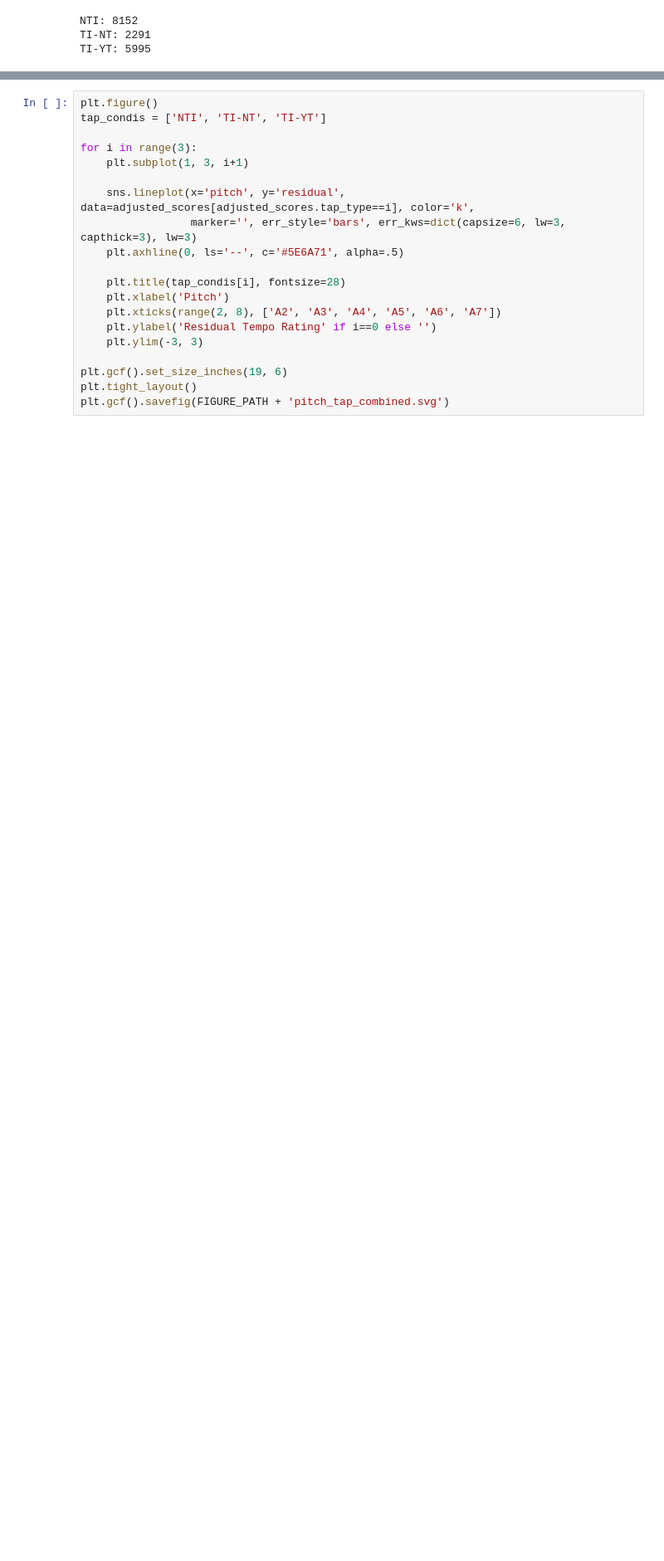
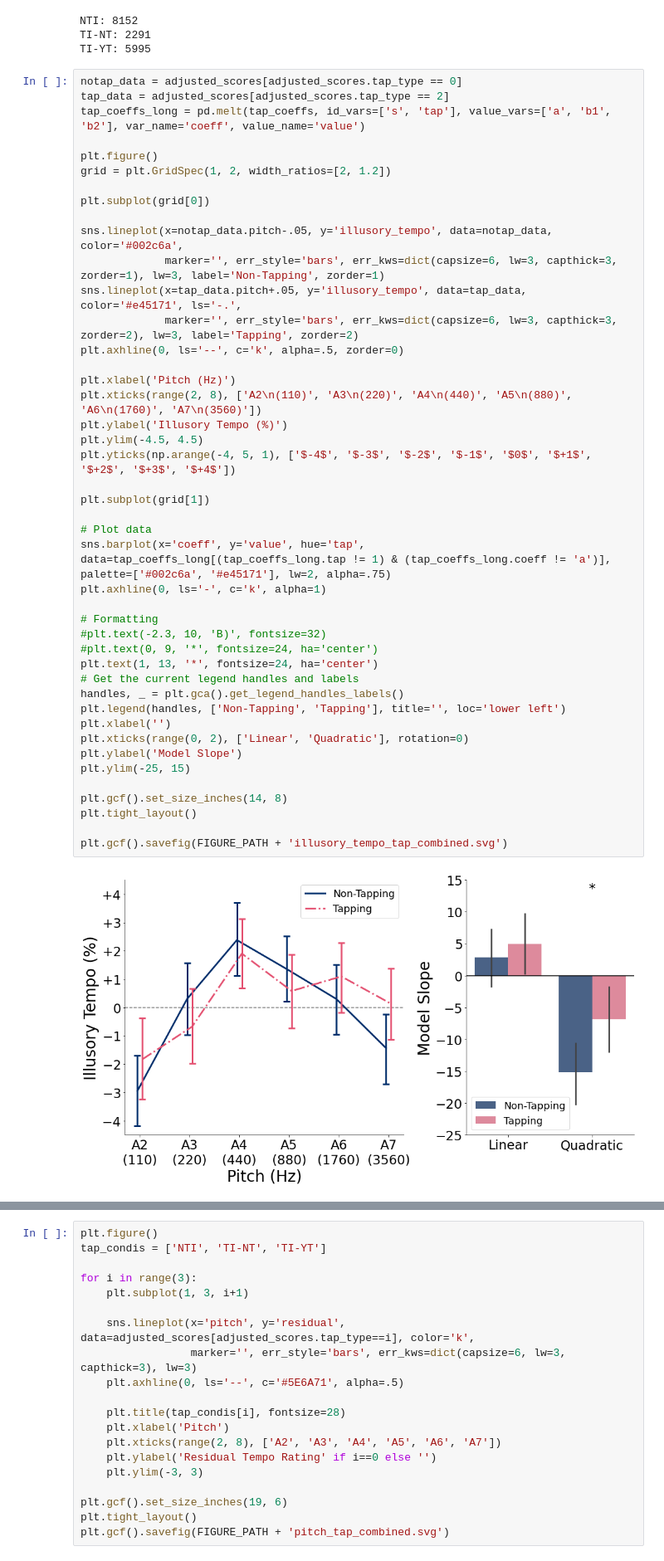
Before and after one commit to jpazdera/IllusoryTempo, a Jupyter notebook: E3/analysis/Combined Analysis.ipynb, the cells around one changed output, grey strips where cells are left out. Shown at 83% size. Drawn from its saved outputs; the diff is of its cells as text; blank space fills up the shorter version.

```diff
--- a/E3/analysis/Combined Analysis.ipynb
+++ b/E3/analysis/Combined Analysis.ipynb
@@ -399,6 +472,52 @@ print('TI-YT:', np.sum(data.tap_type == 2))
 NTI: 8152
 TI-NT: 2291
 TI-YT: 5995
+# %%
+notap_data = adjusted_scores[adjusted_scores.tap_type == 0]
+tap_data = adjusted_scores[adjusted_scores.tap_type == 2]
+tap_coeffs_long = pd.melt(tap_coeffs, id_vars=['s', 'tap'], value_vars=['a', 'b1', 'b2'], var_name='coeff', value_name='value')
+
+plt.figure()
+grid = plt.GridSpec(1, 2, width_ratios=[2, 1.2])
+
+plt.subplot(grid[0])
+
+sns.lineplot(x=notap_data.pitch-.05, y='illusory_tempo', data=notap_data, color='#002c6a',
+             marker='', err_style='bars', err_kws=dict(capsize=6, lw=3, capthick=3, zorder=1), lw=3, label='Non-Tapping', zorder=1)
+sns.lineplot(x=tap_data.pitch+.05, y='illusory_tempo', data=tap_data, color='#e45171', ls='-.',
+             marker='', err_style='bars', err_kws=dict(capsize=6, lw=3, capthick=3, zorder=2), lw=3, label='Tapping', zorder=2)
+plt.axhline(0, ls='--', c='k', alpha=.5, zorder=0)
+
+plt.xlabel('Pitch (Hz)')
+plt.xticks(range(2, 8), ['A2\n(110)', 'A3\n(220)', 'A4\n(440)', 'A5\n(880)', 'A6\n(1760)', 'A7\n(3560)'])
+plt.ylabel('Illusory Tempo (%)')
+plt.ylim(-4.5, 4.5)
+plt.yticks(np.arange(-4, 5, 1), ['$-4$', '$-3$', '$-2$', '$-1$', '$0$', '$+1$', '$+2$', '$+3$', '$+4$'])
+
+plt.subplot(grid[1])
+
+# Plot data
+sns.barplot(x='coeff', y='value', hue='tap', data=tap_coeffs_long[(tap_coeffs_long.tap != 1) & (tap_coeffs_long.coeff != 'a')], palette=['#002c6a', '#e45171'], lw=2, alpha=.75)
+plt.axhline(0, ls='-', c='k', alpha=1)
+
+# Formatting
+#plt.text(-2.3, 10, 'B)', fontsize=32)
+#plt.text(0, 9, '*', fontsize=24, ha='center')
+plt.text(1, 13, '*', fontsize=24, ha='center')
+# Get the current legend handles and labels
+handles, _ = plt.gca().get_legend_handles_labels()
+plt.legend(handles, ['Non-Tapping', 'Tapping'], title='', loc='lower left')
+plt.xlabel('')
+plt.xticks(range(0, 2), ['Linear', 'Quadratic'], rotation=0)
+plt.ylabel('Model Slope')
+plt.ylim(-25, 15)
+
+plt.gcf().set_size_inches(14, 8)
+plt.tight_layout()
+
+plt.gcf().savefig(FIGURE_PATH + 'illusory_tempo_tap_combined.svg')
+# %% [output]
+[figure, added]
 # %%
 plt.figure()
 tap_condis = ['Non-Tapping', 'Tappping']
```
Also changed, not shown: parts of 12 cells of this notebook, 8 other files.
